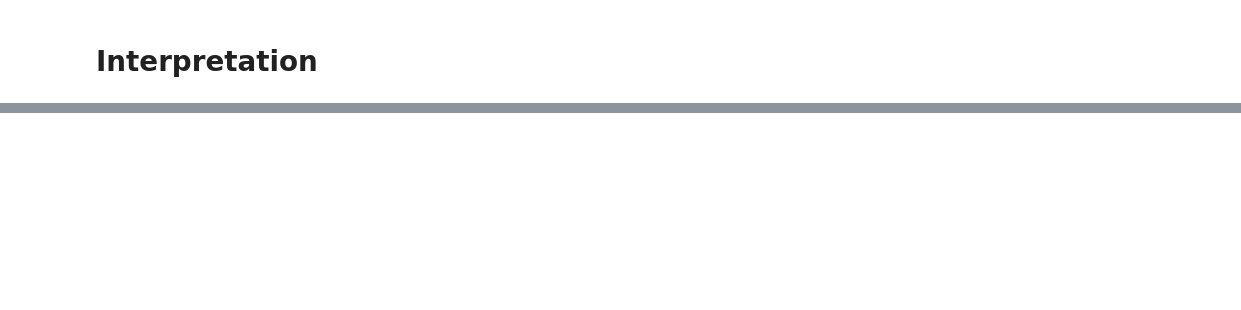
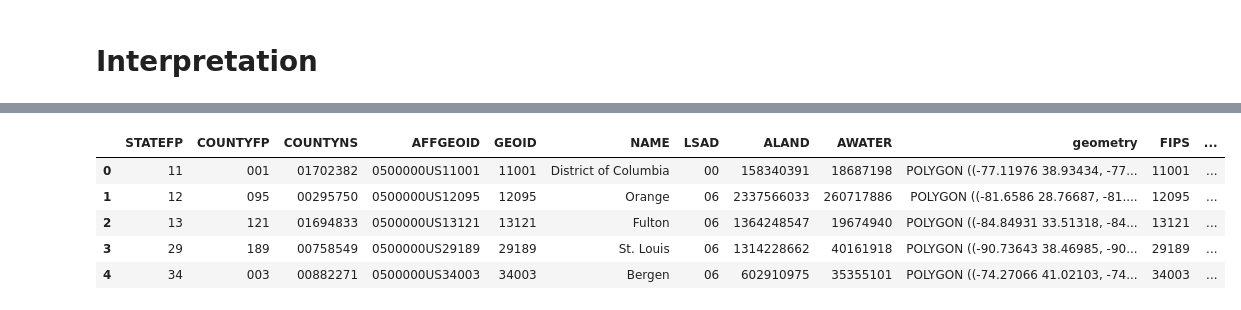
Before and after one commit to florivz/DDM-Project-WS24-25, a Jupyter notebook: analysis.ipynb, the cells around one changed output, grey strips where cells are left out. Drawn from its saved outputs; the diff is of its cells as text; code cells hidden in the pictures; blank space fills up the shorter version.

```diff
--- a/analysis.ipynb
+++ b/analysis.ipynb
@@ -303,0 +409,11 @@ df_result.info()
+# %%
+# Verknüpfen der Clusterdaten mit den County-Geometriedaten
+gdf_cluster = df_county.merge(df_result, left_on='GEOID', right_on='FIPS', how='inner')
+gdf_cluster.head()
+# %% [output]
+|  | STATEFP | COUNTYFP | COUNTYNS | AFFGEOID | GEOID | NAME | LSAD | ALAND | AWATER | geometry | FIPS | ... |
+| 0 | 11 | 001 | 01702382 | 0500000US11001 | 11001 | District of Columbia | 00 | 158340391 | 18687198 | POLYGON ((-77.11976 38.93434, -77... | 11001 | ... |
+| 1 | 12 | 095 | 00295750 | 0500000US12095 | 12095 | Orange | 06 | 2337566033 | 260717886 | POLYGON ((-81.6586 28.76687, -81.... | 12095 | ... |
+| 2 | 13 | 121 | 01694833 | 0500000US13121 | 13121 | Fulton | 06 | 1364248547 | 19674940 | POLYGON ((-84.84931 33.51318, -84... | 13121 | ... |
+| 3 | 29 | 189 | 00758549 | 0500000US29189 | 29189 | St. Louis | 06 | 1314228662 | 40161918 | POLYGON ((-90.73643 38.46985, -90... | 29189 | ... |
+| 4 | 34 | 003 | 00882271 | 0500000US34003 | 34003 | Bergen | 06 | 602910975 | 35355101 | POLYGON ((-74.27066 41.02103, -74... | 34003 | ... |
```
Also changed, not shown: parts of 27 cells of this notebook.
